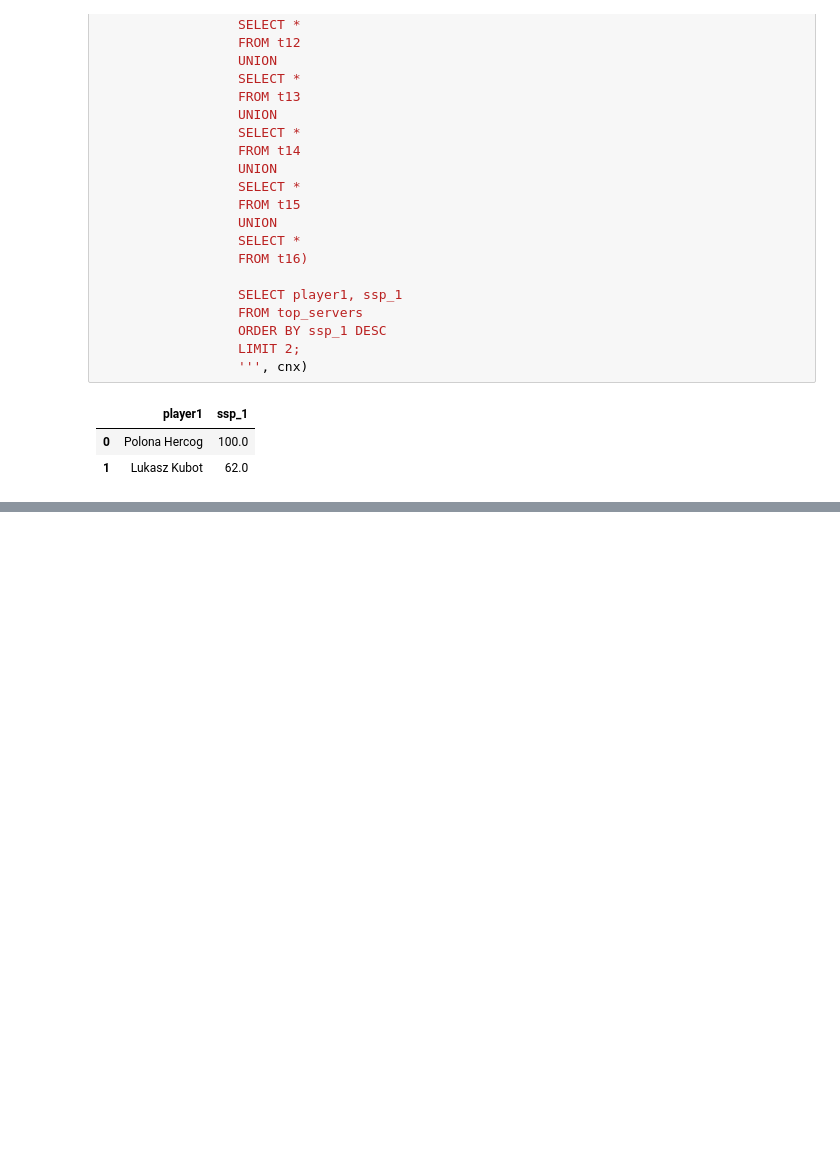
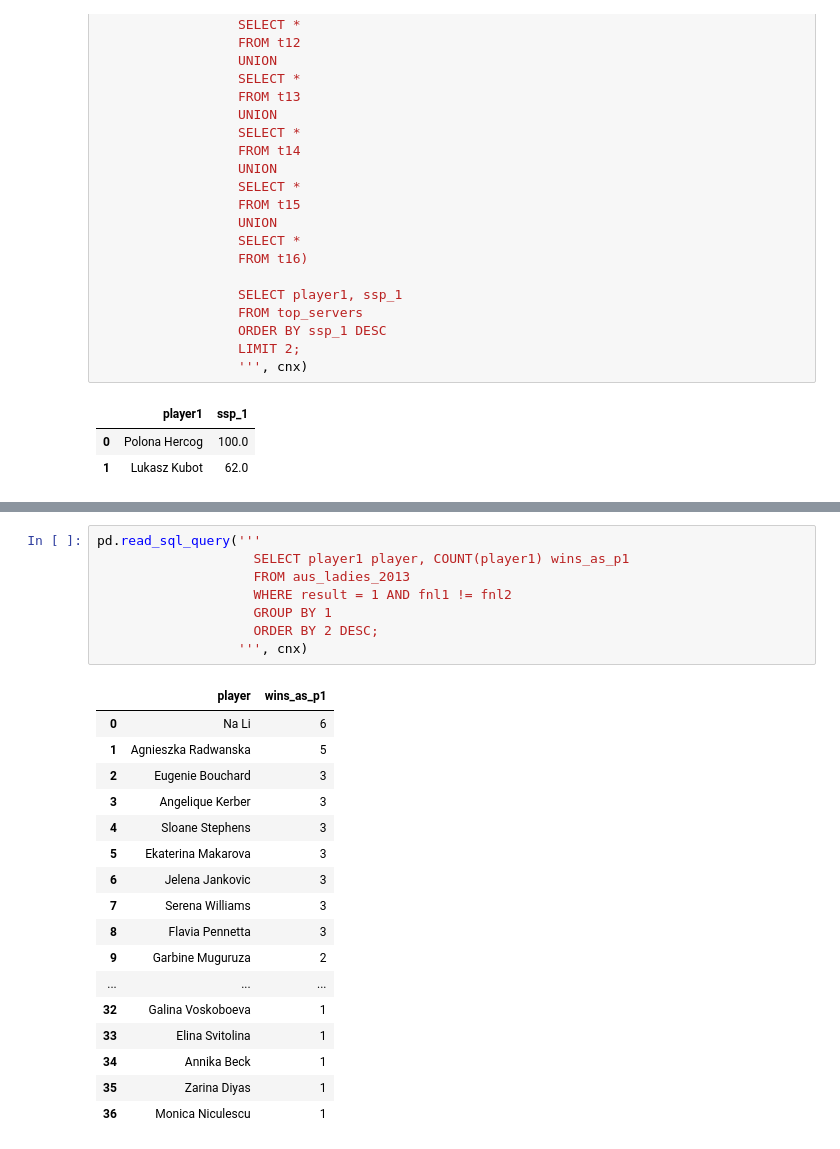
Before and after one commit to luketibbott/SQL, a Jupyter notebook: challenge-4.ipynb, the cells around one changed output, grey strips where cells are left out. Cells and saved outputs as stored; diff of their text form; blank space fills up the shorter version.

```diff
--- a/challenge-4.ipynb
+++ b/challenge-4.ipynb
@@ -600,0 +954,26 @@ Polona Hercog had a 100% serve rate. The next lowest was Lukasz Kubot, at 62%.
+# %%
+pd.read_sql_query('''
+                    SELECT player1 player, COUNT(player1) wins_as_p1
+                    FROM aus_ladies_2013
+                    WHERE result = 1 AND fnl1 != fnl2
+                    GROUP BY 1
+                    ORDER BY 2 DESC;
+                  ''', cnx)
+# %% [output]
+|  | player | wins_as_p1 |
+| 0 | Na Li | 6 |
+| 1 | Agnieszka Radwanska | 5 |
+| 2 | Eugenie Bouchard | 3 |
+| 3 | Angelique Kerber | 3 |
+| 4 | Sloane Stephens | 3 |
+| 5 | Ekaterina Makarova | 3 |
+| 6 | Jelena Jankovic | 3 |
+| 7 | Serena Williams | 3 |
+| 8 | Flavia Pennetta | 3 |
+| 9 | Garbine Muguruza | 2 |
+| ... | ... | ... |
+| 32 | Galina Voskoboeva | 1 |
+| 33 | Elina Svitolina | 1 |
+| 34 | Annika Beck | 1 |
+| 35 | Zarina Diyas | 1 |
+| 36 | Monica Niculescu | 1 |
```
Also changed, not shown: parts of 8 cells of this notebook.
